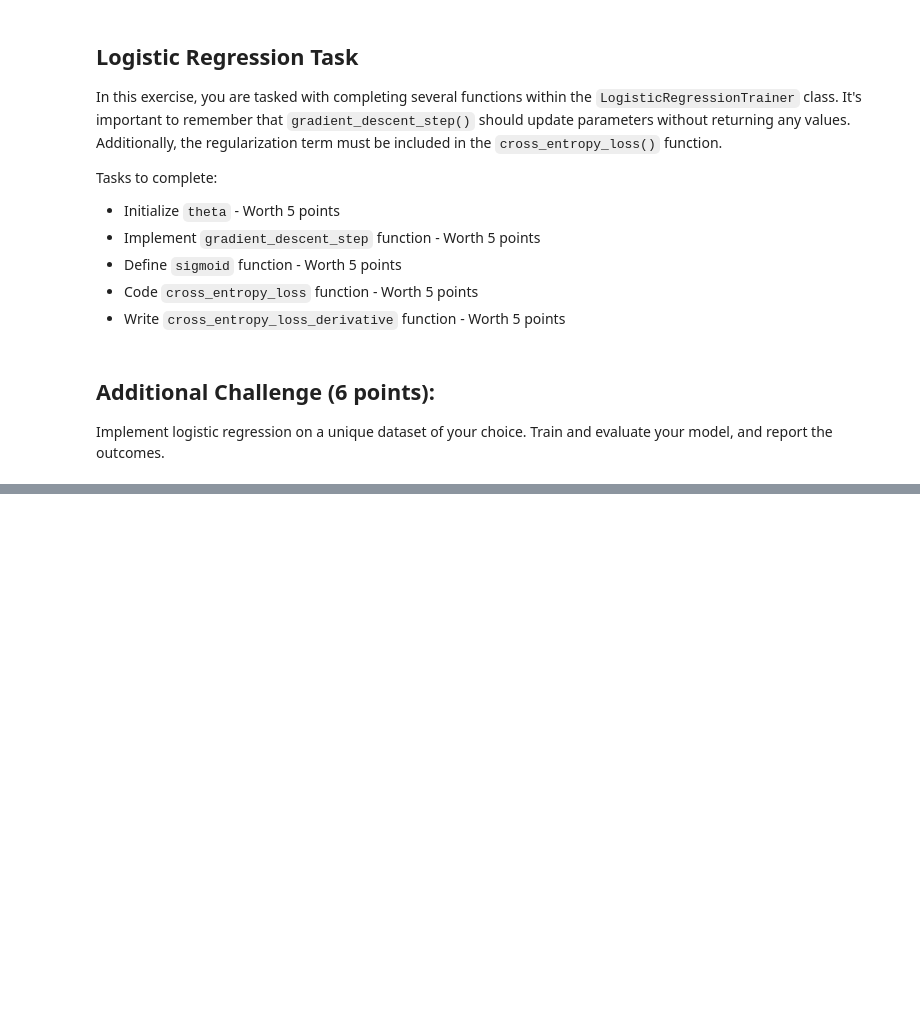
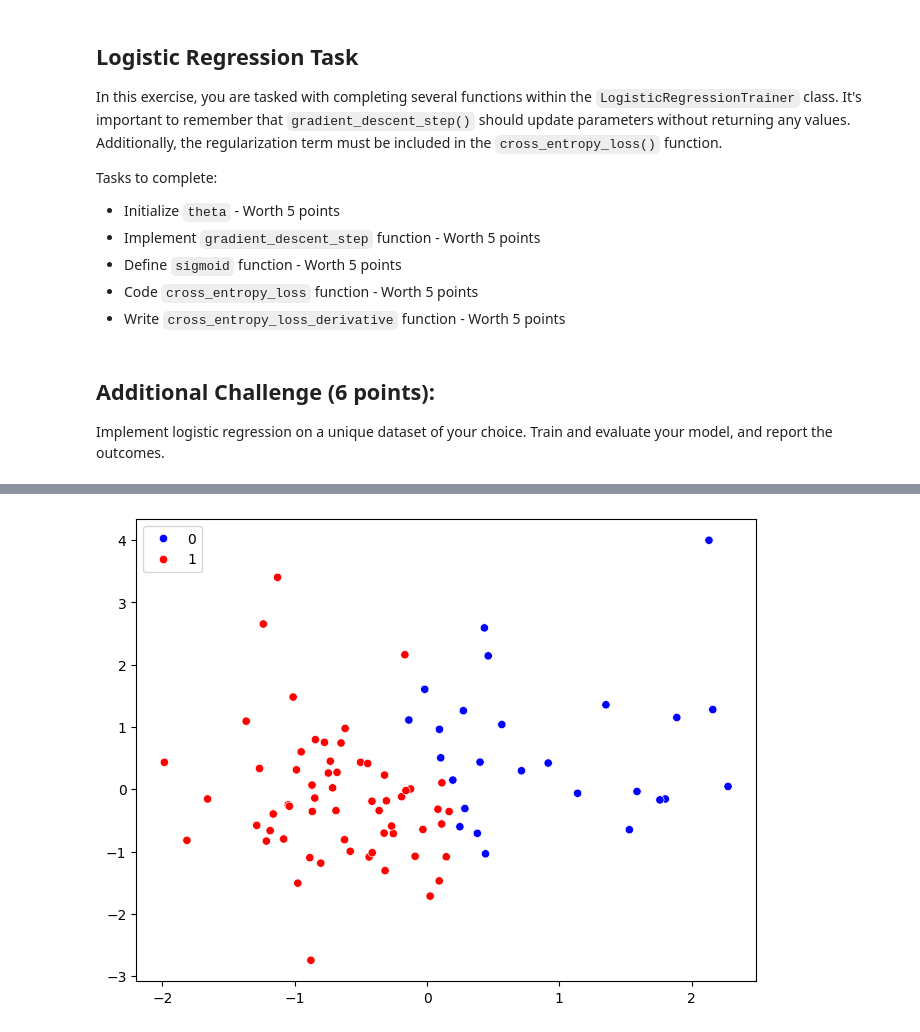
Before and after one commit to richsi/CSE144, a Jupyter notebook: CSE144 hw-1/CSE144 hw-1.ipynb, the cells around one changed output, grey strips where cells are left out. Saved outputs shown, nothing was run; the diff lists cells and outputs as text; code cells hidden in the pictures; blank space fills up the shorter version.

Commit message:
logistic regression

```diff
--- a/CSE144 hw-1/CSE144 hw-1.ipynb
+++ b/CSE144 hw-1/CSE144 hw-1.ipynb
@@ -408,7 +408,7 @@ class LogisticRegressionTrainer:
 
         # Please initialize the model's weights. Any initialization strategy is acceptable.
         # ========== YOUR IMPLEMENTATION STARTS HERE ==========
-        self.theta = np.zeros(self.num_features + 1)
+        self.theta = np.zeros(self.num_features)
         # ========== YOUR IMPLEMENTATION ENDS HERE ==========
 
     def gradient_descent_step(self, x: np.ndarray, y: np.ndarray) -> None:
@@ -470,8 +470,10 @@ class LogisticRegressionTrainer:
         """
         # ========== YOUR IMPLEMENTATION STARTS HERE ==========
         m = x.shape[0]
-        predicition = self.sigmoid(x @ self.theta.T)
-        loss = (1 / m) * np.sum(prediction - y) *
+        prediction = self.sigmoid(x @ self.theta)
+        gradient = (1 / m) * (x.T @ (prediction - y))
+        regularization = (self.lambd / m) * np.hstack([0, self.theta[1:0]])
+        return gradient + regularization
         # ========== YOUR IMPLEMENTATION ENDS HERE ==========
 # %% [markdown]
 ## Additional Challenge (6 points):
@@ -479,0 +492,52 @@ Implement logistic regression on a unique dataset of your choice. Train and eval
+# %%
+from sklearn.datasets import load_breast_cancer
+from sklearn.model_selection import train_test_split
+from sklearn.preprocessing import StandardScaler
+import seaborn as sns
+
+def compute_accuracy(predictions, labels):
+    """
+    Compute the accuracy of the model.
+
+    Args:
+        predictions: A numpy array of model predictions.
+        labels: A numpy array of actual labels.
+
+    Returns:
+        The accuracy of the model as a float.
+    """
+    preds_correct = predictions.round() == labels
+    accuracy = np.mean(preds_correct)
+    return accuracy
+
+
+data = load_breast_cancer()
+X, y = data.data, data.target
+
+scaler = StandardScaler()
+X_scaled = scaler.fit_transform(X)
+
+X_train, X_temp, y_train, y_temp = train_test_split(X_scaled, y, test_size=0.3, random_state=42)
+X_val, X_test, y_val, y_test = train_test_split(X_temp, y_temp, test_size=0.5, random_state=42)
+
+num_features = X_train.shape[1]
+model = LogisticRegressionTrainer(num_features)
+
+for epoch in range(model.num_epochs):
+    model.gradient_descent_step(X_train, y_train)
+
+    train_prediction = model.sigmoid(X_train @ model.theta)
+    train_loss = model.cross_entropy_loss(train_prediction, y_train)
+    train_accuracy = compute_accuracy(train_prediction, y_train)
+
+    model.train_loss_history.append(train_loss)
+    model.train_acc_history.append(train_accuracy)
+
+    if epoch % 50 == 0 or epoch == model.num_epochs - 1:
+        print(f"Epoch {epoch}: Train Loss = {train_loss}, Train Accuracy = {train_accuracy}")
+
+plt.figure(figsize=(8,6))
+sns.scatterplot(x=X_test[:, 2], y=X_test[:, 8], hue=y_test, palette={
+                0: 'blue', 1: 'red'}, marker='o')
+plt.show()
+# %% [output]
@@ -479,0 +555 @@ Implement logistic regression on a unique dataset of your choice. Train and eval
+[figure, added]
```
Also changed, not shown: parts of 3 cells of this notebook.
